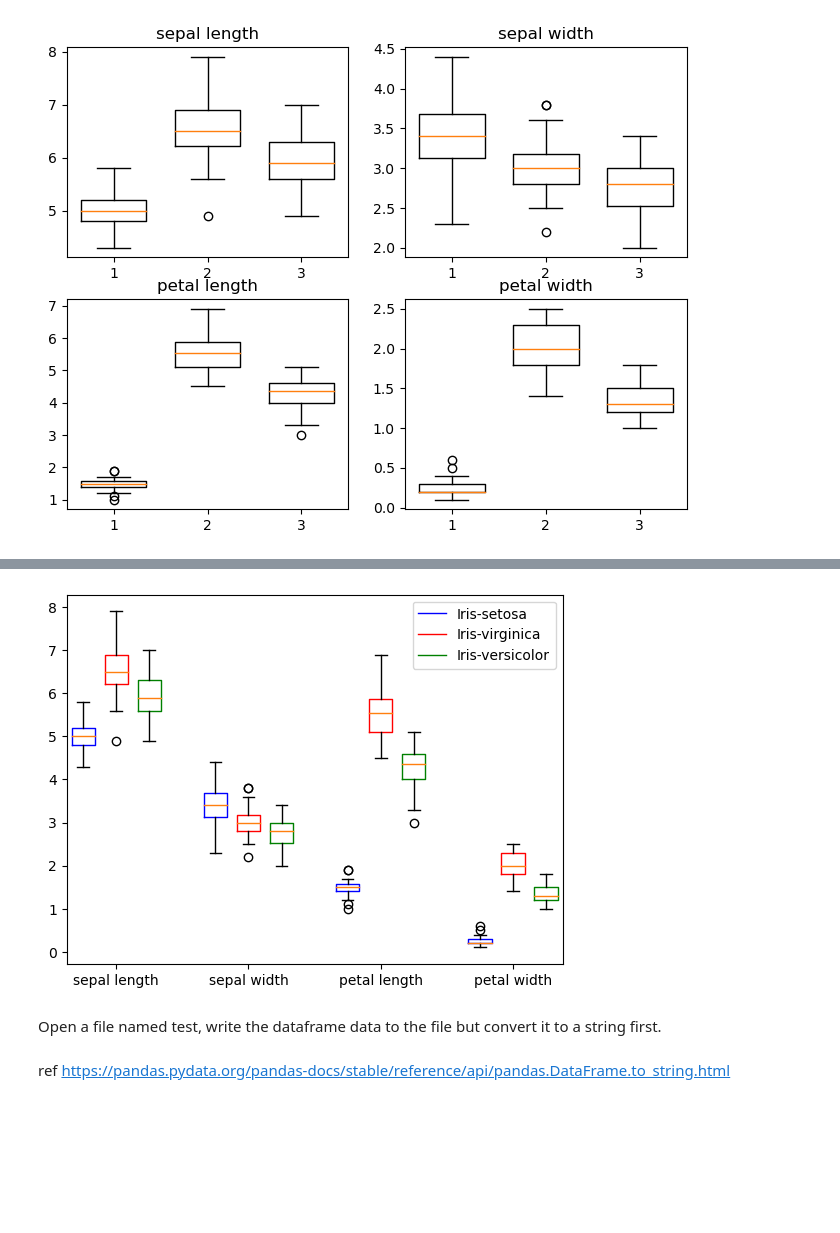
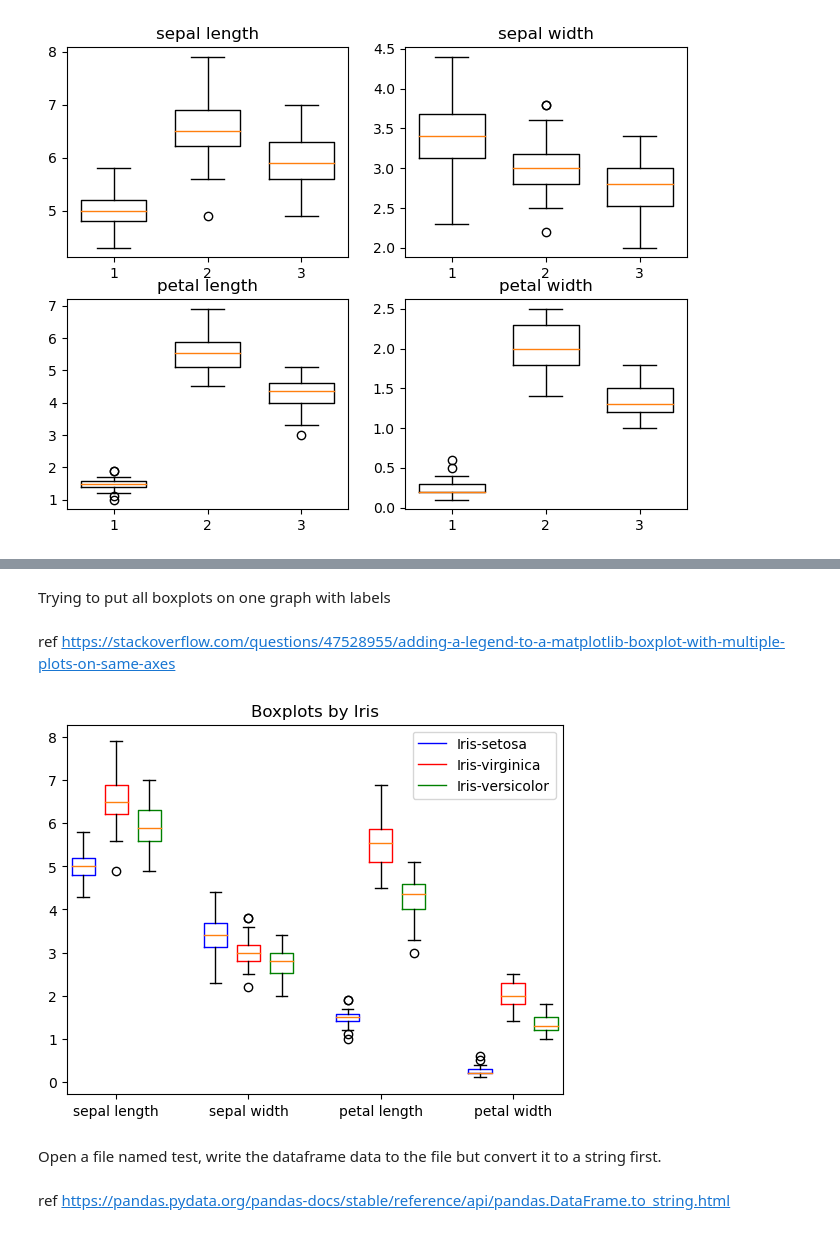
Before and after one commit to kevinsenan/pands-project, a Jupyter notebook: Iris Dataset Analysis.ipynb, the cells around one changed output, grey strips where cells are left out. Saved outputs shown, nothing was run; the diff lists cells and outputs as text; code cells hidden in the pictures; blank space fills up the shorter version.

```diff
--- a/Iris Dataset Analysis.ipynb
+++ b/Iris Dataset Analysis.ipynb
@@ -246,31 +245,32 @@ ref https://stackoverflow.com/questions/47528955/adding-a-legend-to-a-matplotlib
+# %% [markdown]
+Trying to put all boxplots on one graph with labels
+# %% [markdown]
+ref https://stackoverflow.com/questions/47528955/adding-a-legend-to-a-matplotlib-boxplot-with-multiple-plots-on-same-axes
 # %%
 fig, ax = plt.subplots()
-def set_color(bp):
-    plt.setp(bp['boxes'][0], color='blue')
-    plt.setp(bp['boxes'][1], color='red')
-    plt.setp(bp['boxes'][2], color='green')
+def set_colour(plot):
+    plt.setp(plot['boxes'][0], color='blue')
+    plt.setp(plot['boxes'][1], color='red')
+    plt.setp(plot['boxes'][2], color='green')
 
 A = [df[0][df.Iris == 'Iris-setosa'], df[0][df.Iris == 'Iris-virginica'], df[0][df.Iris == 'Iris-versicolor']]
 B = [df[1][df.Iris == 'Iris-setosa'], df[1][df.Iris == 'Iris-virginica'], df[1][df.Iris == 'Iris-versicolor']]
 C = [df[2][df.Iris == 'Iris-setosa'], df[2][df.Iris == 'Iris-virginica'], df[2][df.Iris == 'Iris-versicolor']]
 D = [df[3][df.Iris == 'Iris-setosa'], df[3][df.Iris == 'Iris-virginica'], df[3][df.Iris == 'Iris-versicolor']]
 
-bp = plt.boxplot(A, positions = [1, 2, 3], widths = 0.7)
-set_color(bp)
-bp = plt.boxplot(B, positions = [5, 6, 7], widths = 0.7)
-set_color(bp)
-bp = plt.boxplot(C, positions = [9, 10, 11], widths = 0.7)
-set_color(bp)
-bp = plt.boxplot(D, positions = [13, 14, 15], widths = 0.7)
-set_color(bp)
+plot = plt.boxplot(A, positions = [1, 2, 3], widths = 0.7)
+set_colour(plot)
+plot = plt.boxplot(B, positions = [5, 6, 7], widths = 0.7)
+set_colour(plot)
+plot = plt.boxplot(C, positions = [9, 10, 11], widths = 0.7)
+set_colour(plot)
+plot = plt.boxplot(D, positions = [13, 14, 15], widths = 0.7)
+set_colour(plot)
 
 ax.set_xticks([2, 6, 10, 14])
 ax.set_xticklabels(headers)
-ax.legend([bp["boxes"][0], bp["boxes"][1],bp["boxes"][2]], ['Iris-setosa', 'Iris-virginica', 'Iris-versicolor'], loc='upper right')
+ax.set_title('Boxplots by Iris')
+ax.legend([plot["boxes"][0], plot["boxes"][1], plot["boxes"][2]], ['Iris-setosa', 'Iris-virginica', 'Iris-versicolor'], loc='upper right')
 plt.show()
 # %% [output]
-[figure, old version]
+[figure, new version]
-# %% [markdown]
-Open a file named test, write the dataframe data to the file but convert it to a string first.
-# %% [markdown]
-ref https://pandas.pydata.org/pandas-docs/stable/reference/api/pandas.DataFrame.to_string.html
@@ -280,0 +277,4 @@ with open(filename, 'wt') as f:
+# %% [markdown]
+Open a file named test, write the dataframe data to the file but convert it to a string first.
+# %% [markdown]
+ref https://pandas.pydata.org/pandas-docs/stable/reference/api/pandas.DataFrame.to_string.html
```
Also changed, not shown: parts of 29 cells of this notebook, 2 other files.
